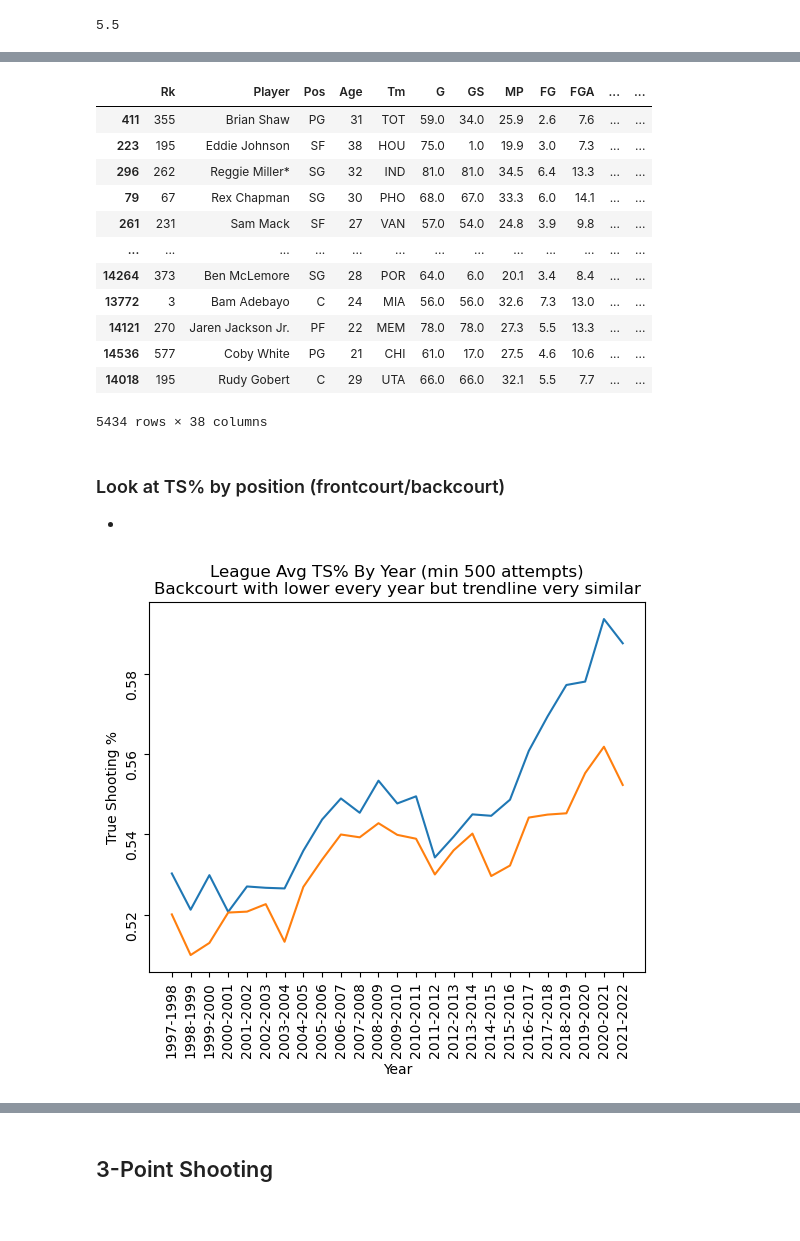
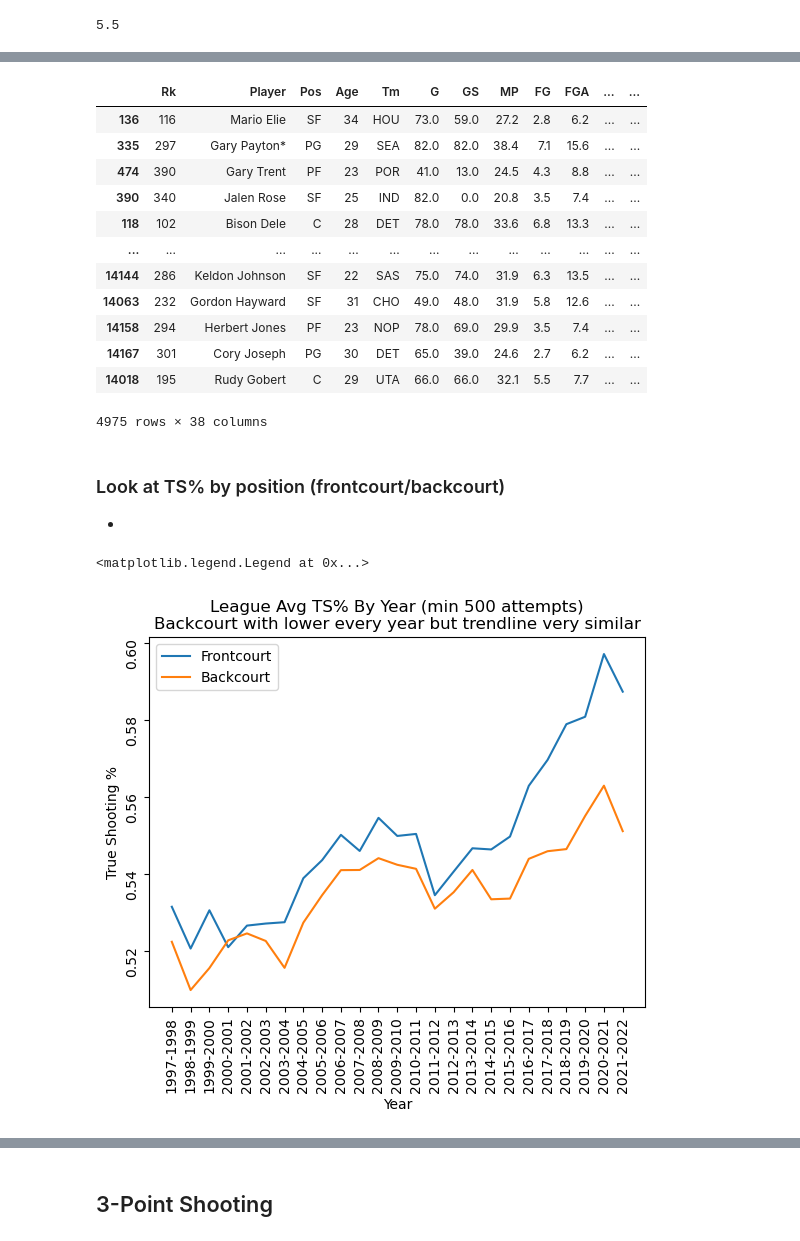
Before and after one commit to joshua-shorterivey/basic_basketball_analysis, a Jupyter notebook: explore.ipynb, the cells around one changed output, grey strips where cells are left out. Drawn from its saved outputs; the diff is of its cells as text; code cells hidden in the pictures.

```diff
--- a/explore.ipynb
+++ b/explore.ipynb
@@ -126,6 +126,9 @@ stats['GS']/ stats['G'] < 50
 14571    True
 14572    True
 Length: 14573, dtype: bool
+# %%
+# removes the TOT team designation that was total stats for players that had been traded during the season
+stats = stats[stats['Tm'] != 'TOT']
 # %%
 stats['Pos'].value_counts()
 # %% [output]
@@ -265,18 +236,18 @@ ax.tick_params(rotation=90)
 true_shooting.sort_values(by='Year')
 # %% [output]
 |  | Rk | Player | Pos | Age | Tm | G | GS | MP | FG | FGA | ... | ... |
-| 411 | 355 | Brian Shaw | PG | 31 | TOT | 59.0 | 34.0 | 25.9 | 2.6 | 7.6 | ... | ... |
-| 223 | 195 | Eddie Johnson | SF | 38 | HOU | 75.0 | 1.0 | 19.9 | 3.0 | 7.3 | ... | ... |
-| 296 | 262 | Reggie Miller* | SG | 32 | IND | 81.0 | 81.0 | 34.5 | 6.4 | 13.3 | ... | ... |
-| 79 | 67 | Rex Chapman | SG | 30 | PHO | 68.0 | 67.0 | 33.3 | 6.0 | 14.1 | ... | ... |
-| 261 | 231 | Sam Mack | SF | 27 | VAN | 57.0 | 54.0 | 24.8 | 3.9 | 9.8 | ... | ... |
+| 136 | 116 | Mario Elie | SF | 34 | HOU | 73.0 | 59.0 | 27.2 | 2.8 | 6.2 | ... | ... |
+| 335 | 297 | Gary Payton* | PG | 29 | SEA | 82.0 | 82.0 | 38.4 | 7.1 | 15.6 | ... | ... |
+| 474 | 390 | Gary Trent | PF | 23 | POR | 41.0 | 13.0 | 24.5 | 4.3 | 8.8 | ... | ... |
+| 390 | 340 | Jalen Rose | SF | 25 | IND | 82.0 | 0.0 | 20.8 | 3.5 | 7.4 | ... | ... |
+| 118 | 102 | Bison Dele | C | 28 | DET | 78.0 | 78.0 | 33.6 | 6.8 | 13.3 | ... | ... |
 | ... | ... | ... | ... | ... | ... | ... | ... | ... | ... | ... | ... | ... |
-| 14264 | 373 | Ben McLemore | SG | 28 | POR | 64.0 | 6.0 | 20.1 | 3.4 | 8.4 | ... | ... |
-| 13772 | 3 | Bam Adebayo | C | 24 | MIA | 56.0 | 56.0 | 32.6 | 7.3 | 13.0 | ... | ... |
-| 14121 | 270 | Jaren Jackson Jr. | PF | 22 | MEM | 78.0 | 78.0 | 27.3 | 5.5 | 13.3 | ... | ... |
-| 14536 | 577 | Coby White | PG | 21 | CHI | 61.0 | 17.0 | 27.5 | 4.6 | 10.6 | ... | ... |
+| 14144 | 286 | Keldon Johnson | SF | 22 | SAS | 75.0 | 74.0 | 31.9 | 6.3 | 13.5 | ... | ... |
+| 14063 | 232 | Gordon Hayward | SF | 31 | CHO | 49.0 | 48.0 | 31.9 | 5.8 | 12.6 | ... | ... |
+| 14158 | 294 | Herbert Jones | PF | 23 | NOP | 78.0 | 69.0 | 29.9 | 3.5 | 7.4 | ... | ... |
+| 14167 | 301 | Cory Joseph | PG | 30 | DET | 65.0 | 39.0 | 24.6 | 2.7 | 6.2 | ... | ... |
 | 14018 | 195 | Rudy Gobert | C | 29 | UTA | 66.0 | 66.0 | 32.1 | 5.5 | 7.7 | ... | ... |
-5434 rows × 38 columns
+4975 rows × 38 columns
 # %% [markdown]
 ### Look at TS% by position (frontcourt/backcourt)
 *
@@ -294,14 +265,22 @@ mask = true_shooting['Pos'].str.contains(r'[G]', regex=True)
 tsa_backcourt = true_shooting[mask]
 # %%
 fig, ax = plt.subplots()
-ax.plot(tsa_frontcourt.groupby(by='Year').mean()['TS%'])
-ax.plot(tsa_backcourt.groupby(by='Year').mean()['TS%'])
+front = ax.plot(
+    tsa_frontcourt.groupby(by='Year').mean()['TS%'], label='Frontcourt'
+    )
+back = ax.plot(
+    tsa_backcourt.groupby(by='Year').mean()['TS%'], label='Backcourt'
+    )
 ax.set_title(
     'League Avg TS% By Year (min 500 attempts)\nBackcourt with lower every year but trendline very similar'
     )
 ax.set_ylabel('True Shooting %')
 ax.set_xlabel('Year')
 ax.tick_params(rotation=90)
+ax.get_legend_handles_labels()
+#ax.legend([front, back])
+ax.legend()
 # %% [output]
+<matplotlib.legend.Legend at 0x...>
-[figure, old version]
+[figure, new version]
 # %%
```
Also changed, not shown: parts of 14 cells of this notebook.
